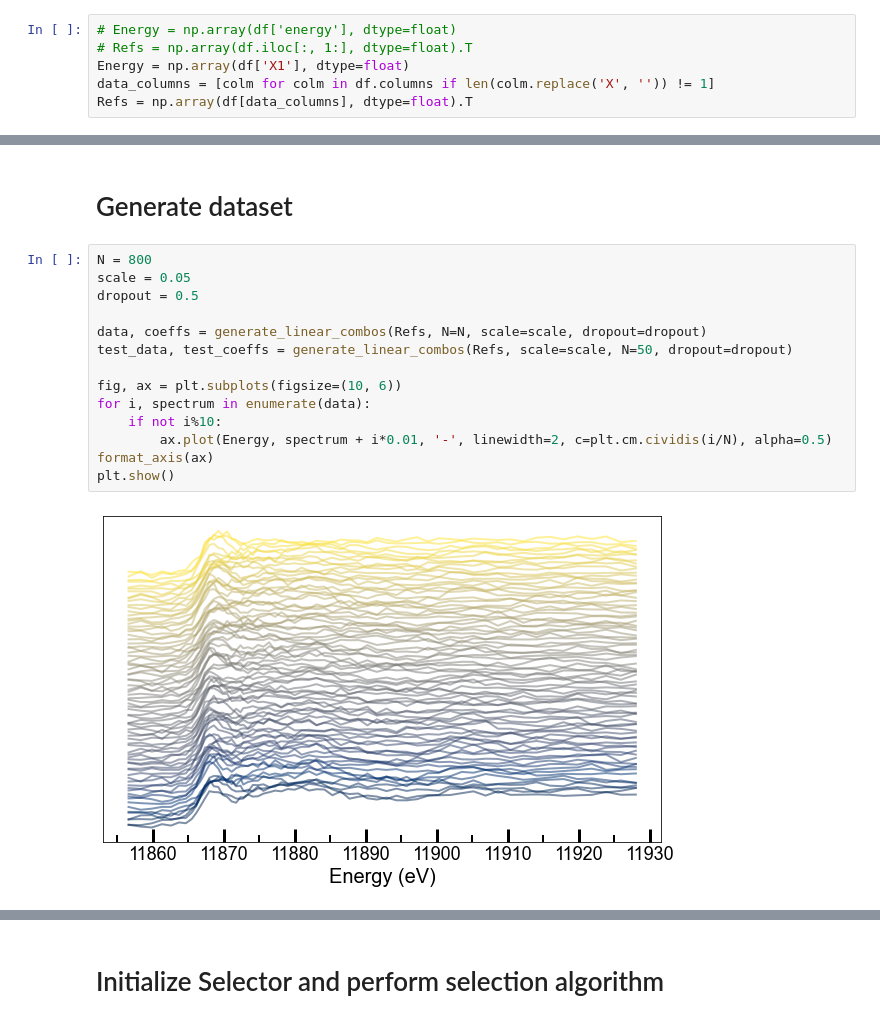
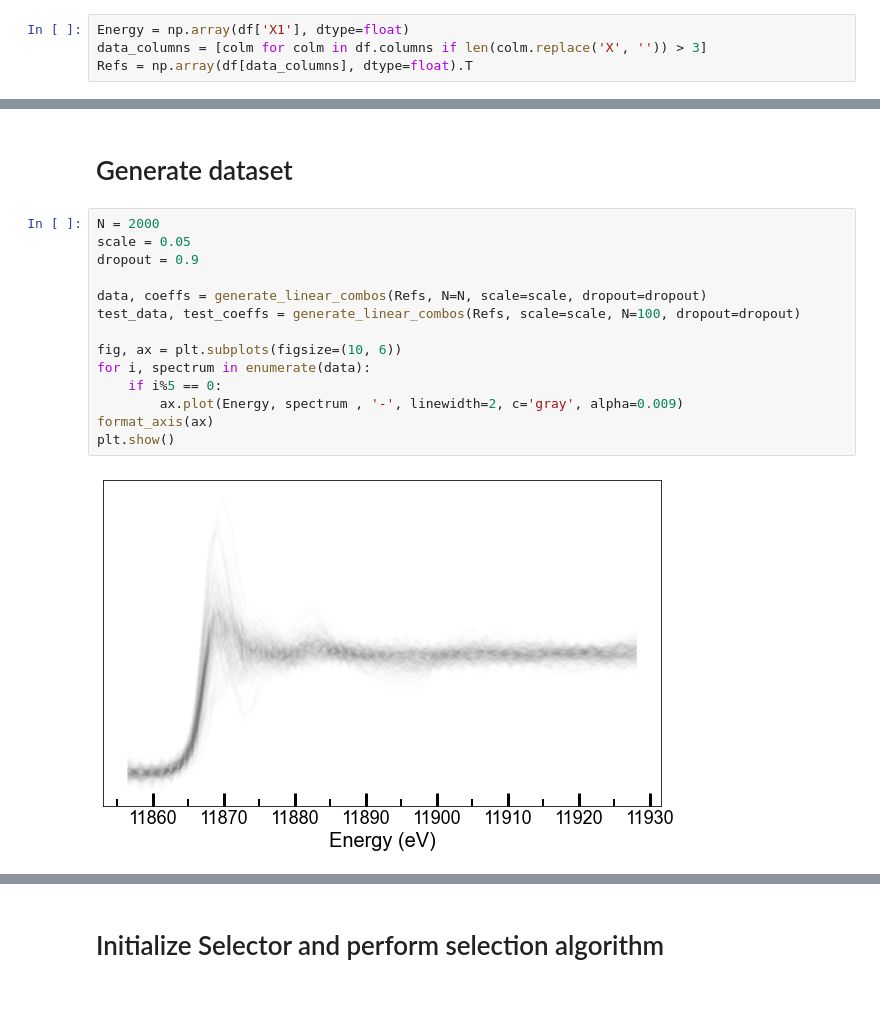
Before and after one commit to stetef/Energy-Point-Selection, a Jupyter notebook: Visualization.ipynb, the cells around one changed output, grey strips where cells are left out. Cells and saved outputs as stored; diff of their text form.

```diff
--- a/Visualization.ipynb
+++ b/Visualization.ipynb
@@ -33,8 +34,6 @@ df.head()
 # %%
-# Energy = np.array(df['energy'], dtype=float)
-# Refs = np.array(df.iloc[:, 1:], dtype=float).T
 Energy = np.array(df['X1'], dtype=float)
-data_columns = [colm for colm in df.columns if len(colm.replace('X', '')) != 1]
+data_columns = [colm for colm in df.columns if len(colm.replace('X', '')) > 3]
 Refs = np.array(df[data_columns], dtype=float).T
 # %% [markdown]
 Visualize reference spectra
@@ -82,19 +81,19 @@ plt.show()
 # %% [markdown]
 # Generate dataset
 # %%
-N = 800
+N = 2000
 scale = 0.05
-dropout = 0.5
+dropout = 0.9
 
 data, coeffs = generate_linear_combos(Refs, N=N, scale=scale, dropout=dropout)
-test_data, test_coeffs = generate_linear_combos(Refs, scale=scale, N=50, dropout=dropout)
+test_data, test_coeffs = generate_linear_combos(Refs, scale=scale, N=100, dropout=dropout)
 
 fig, ax = plt.subplots(figsize=(10, 6))
 for i, spectrum in enumerate(data):
-    if not i%10:
-        ax.plot(Energy, spectrum + i*0.01, '-', linewidth=2, c=plt.cm.cividis(i/N), alpha=0.5)
+    if i%5 == 0:
+        ax.plot(Energy, spectrum , '-', linewidth=2, c='gray', alpha=0.009)
 format_axis(ax)
 plt.show()
 # %% [output]
-[figure, old version]
+[figure, new version]
 # %%
```
Also changed, not shown: parts of 12 cells of this notebook, 1 other file.
